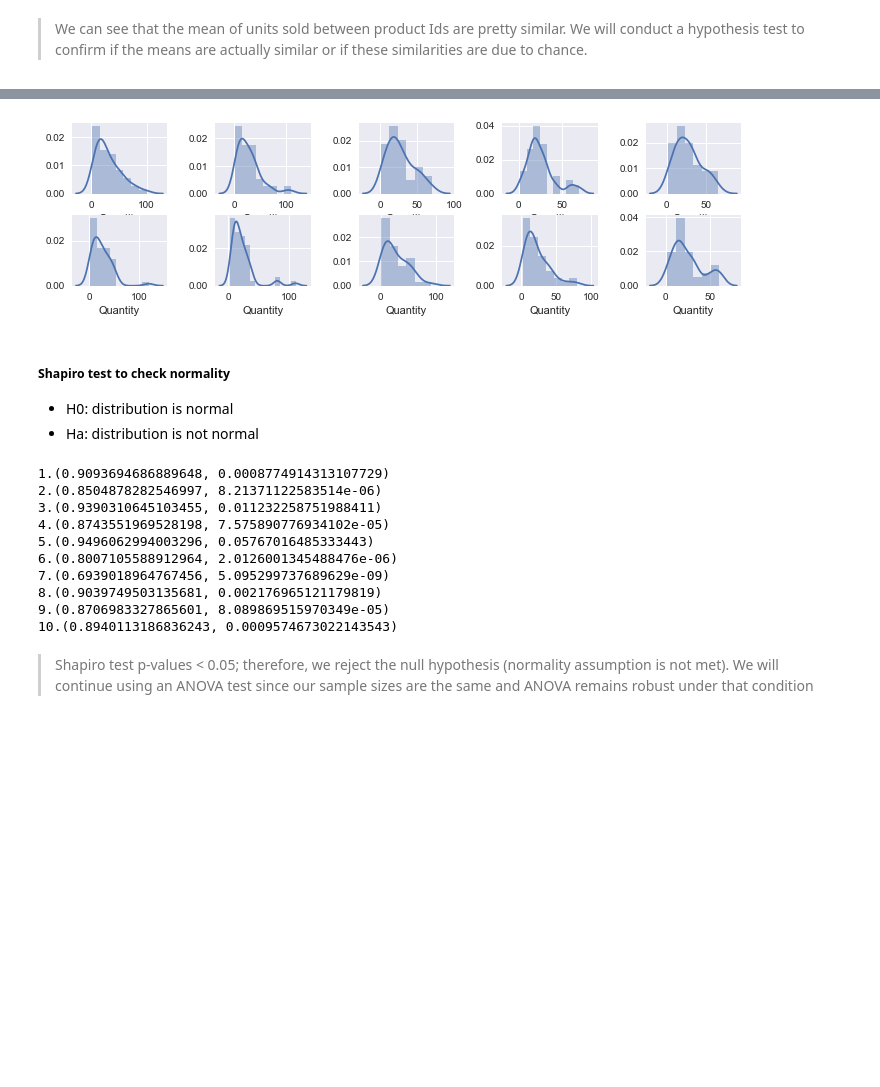
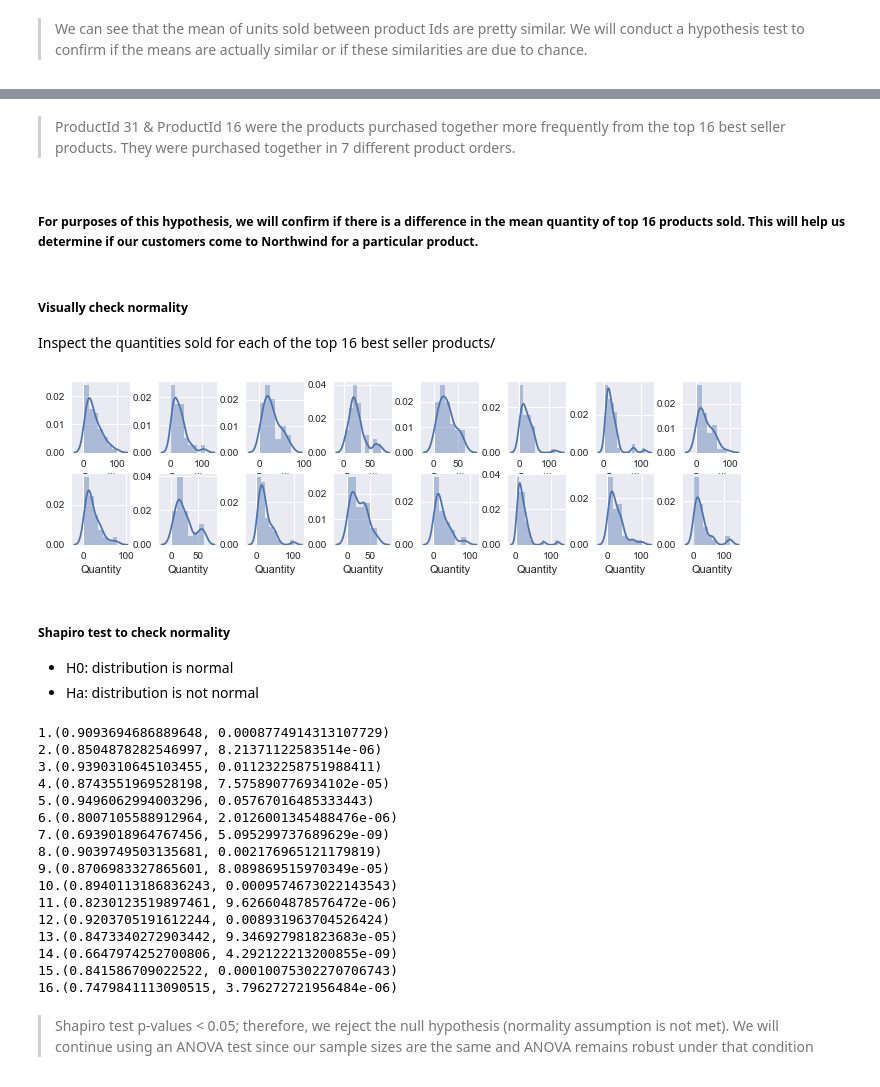
Before and after one commit to Francismorales/dsc-mod-3-project-online-ds-pt-061019, a Jupyter notebook: Project2-Northwind_Hypothesis_Testing.ipynb, the cells around one changed output, grey strips where cells are left out. Saved outputs shown, nothing was run; the diff lists cells and outputs as text; code cells hidden in the pictures; blank space fills up the shorter version.

```diff
--- a/Project2-Northwind_Hypothesis_Testing.ipynb
+++ b/Project2-Northwind_Hypothesis_Testing.ipynb
@@ -1103,0 +1334,9 @@ ax = sns.barplot(x="ProductId", y="Quantity", data=dftop10)
+# %%
+#Use itertools to get a list of all possible 2 product combinations out of the top 16 product Ids
+#a total of 120 possible product combination list os generated
+import itertools
+
+#List of single top16 Product Ids to get combinations
+top16ProdId = list(dftop16['ProductId'].unique())
+
+ProdIdcombination = list(itertools.combinations(top16ProdId, 2))
@@ -1103,0 +1345,11 @@ ax = sns.barplot(x="ProductId", y="Quantity", data=dftop10)
+# %%
+#Create a dictionary with each 2-Product Id combination as key
+#Initialize each dictionary value to zero
+dictTop16Combinations = { i : 0 for i in ProdIdcombination }
+
+#Loop to count the number of times 2 best seller products were purchased together
+for i,value in enumerate(dictTop16Combinations):
+    for j,valuelist in enumerate(ProdIdsList):
+        if value[0] in valuelist:
+            if value[1] in valuelist:
+                dictTop16Combinations[value] += 1
@@ -1103,0 +1376,10 @@ ax = sns.barplot(x="ProductId", y="Quantity", data=dftop10)
+# %%
+#Select the Product Ids that were purchased together at least one time
+PairedProducts = dict()
+for (key, value) in dictTop16Combinations.items():
+   # Check if key is even then add pair to new dictionary
+   if value > 4:
+       PairedProducts[key] = value
+
+print('Filtered Dictionary : ')
+print(PairedProducts)
@@ -1103,0 +1389,10 @@ ax = sns.barplot(x="ProductId", y="Quantity", data=dftop10)
+# %%
+#Check the product Id that was paired the most times with another product
+ProdIdFrequencyPaired = { i : 0 for i in top16ProdId}
+
+for i,value in enumerate(ProdIdFrequencyPaired):
+    for j, value2 in enumerate(PairedProducts):
+        if value in value2:
+            ProdIdFrequencyPaired[value] += 1
+
+ProdIdFrequencyPaired
@@ -1104,21 +1416,29 @@ ax = sns.barplot(x="ProductId", y="Quantity", data=dftop10)
+# %% [markdown]
+> ProductId 31 & ProductId 16 were the products purchased together more frequently from the top 16 best seller products. They were purchased together in 7 different product orders.
+# %% [markdown]
+##### For purposes of this hypothesis, we will confirm if there is a difference in the mean quantity of top 16 products sold. This will help us determine if our customers come to Northwind for a particular product.
+# %% [markdown]
+##### Visually check normality
+
+Inspect the quantities sold for each of the top 16 best seller products/
 # %%
-PIds = [60, 59, 31, 56, 16, 75, 24, 40, 62, 71]
+PIds = [60, 59, 31, 56, 16, 75, 24, 40, 62, 71, 2, 21, 76, 41, 17, 55]
 
-fig, axes = plt.subplots(2,5, figsize=(12, 3))
+fig, axes = plt.subplots(2,8, figsize=(12, 3))
 plt.subplots_adjust(hspace = 0.3, wspace = 0.5)
 
 for i, ax in zip(PIds, axes.flat):
     df = dfBestSeller2.loc[dfBestSeller2['ProductId'] == i]['Quantity']
     sns.distplot(df, ax=ax)
 plt.show()
 # %% [output]
-[figure, old version]
+[figure, new version]
 # %% [markdown]
 ##### Shapiro test to check normality
 - H0: distribution is normal
 - Ha: distribution is not normal
 # %%
-PIds = [60, 59, 31, 56, 16, 75, 24, 40, 62, 71]
+PIds = [60, 59, 31, 56, 16, 75, 24, 40, 62, 71, 2, 21, 76, 41, 17, 55]
 for i, value in enumerate(PIds):
     df = dfBestSeller2.loc[dfBestSeller2['ProductId'] == value]['Quantity']
     print('{}.{}'.format(i+1,scs.shapiro(df)))
@@ -1133,6 +1453,12 @@ for i, value in enumerate(PIds):
 8.(0.9039749503135681, 0.002176965121179819)
 9.(0.8706983327865601, 8.089869515970349e-05)
 10.(0.8940113186836243, 0.0009574673022143543)
+11.(0.8230123519897461, 9.626604878576472e-06)
+12.(0.9203705191612244, 0.008931963704526424)
+13.(0.8473340272903442, 9.346927981823683e-05)
+14.(0.6647974252700806, 4.292122213200855e-09)
+15.(0.841586709022522, 0.00010075302270706743)
+16.(0.7479841113090515, 3.796272721956484e-06)
 # %% [markdown]
 > Shapiro test p-values < 0.05; therefore, we reject the null hypothesis (normality assumption is not met).
 We will continue using an ANOVA test since our sample sizes are the same and ANOVA remains robust under that condition
```
Also changed, not shown: parts of 58 cells of this notebook.
